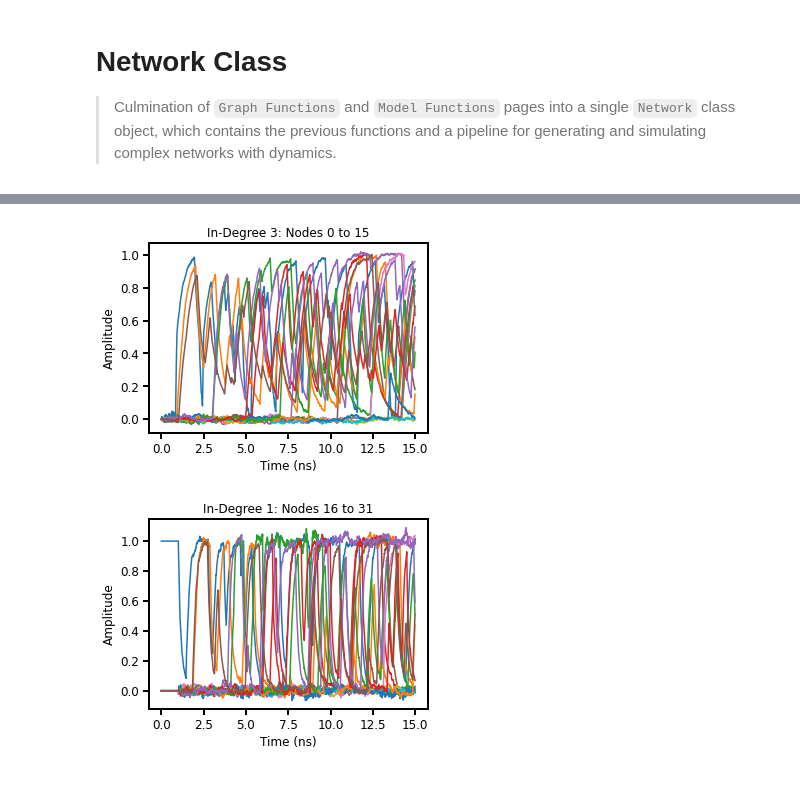
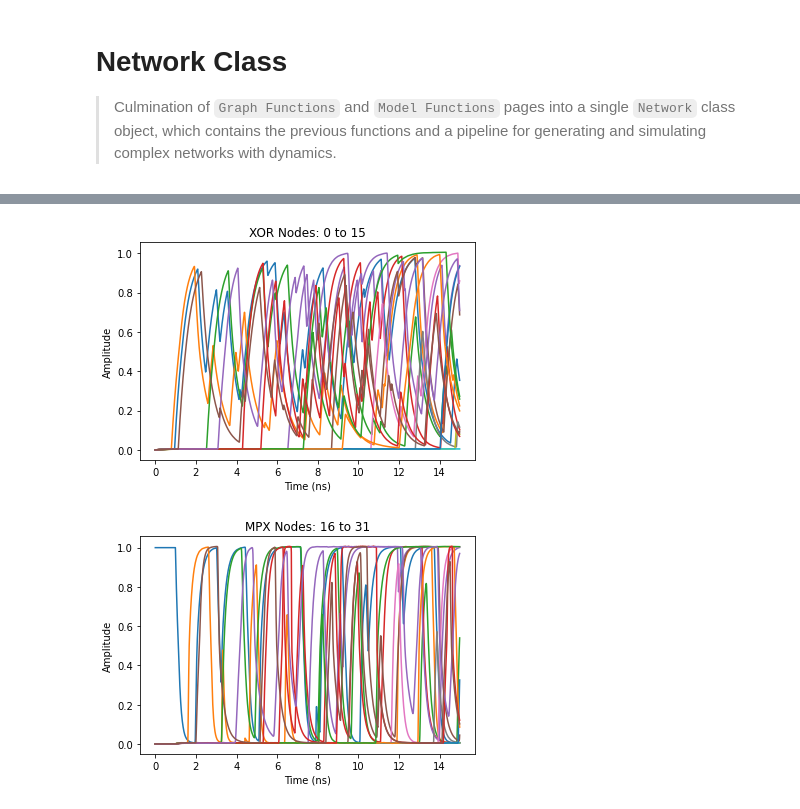
Before and after one commit to Noeloikeau/networkm, a Jupyter notebook: 02_network_class.ipynb, the cells around one changed output, grey strips where cells are left out. Saved outputs shown, nothing was run; the diff lists cells and outputs as text; code cells hidden in the pictures.

```diff
--- a/02_network_class.ipynb
+++ b/02_network_class.ipynb
@@ -422,30 +350,31 @@ dde_integrator : Elapsed time: 0.0600 seconds
 # %%
-m=Network(graph_data = ring(N=16,right=True,left=True,loop=True),
-          node_data = dict(
-              a = (rng.normal,15,5),
-              tau = (rng.normal,[0.5,0.4],[0.1,0.05]),
-              f = XOR
-          ),
-          edge_data = dict(
-              delay = (rng.normal,1,0.1)
-          ),
-          convert_edges = dict(
+m=BooleanNetwork(g = ring(N=16,right=True,left=True,loop=True),
+
+          a = (rng.normal,15,5),
+          tau = (rng.normal,[0.5,0.4],[0.1,0.05]),
+          f = XOR,
+
+
+          delay = (rng.normal,1,0.1),
+
+          edge_replacements = dict(
               lengths = 1,
               delay = (rng.normal,0.5,0.1),
-              node_data = dict(
+              node_attrs = dict(
                   a = (rng.normal,15,5),
                   tau = (rng.normal,[0.2,0.15],[0.05,0.05]),
-                  f = COPY
+                  f = MPX
               ),
               label = lambda g,node,iterable : len(g)+iterable
           ),
-          model_data = dict(
-              T = 15,
-              dt = 0.01,
-              epsilon = 0.1,
-              initial_conditions = None,
-              hold_times = None
-          ),
+
+          T = 15,
+          dt = 0.01,
+          noise = 0.01,
+          init = None,
+          hold = None,
+
+          plot=True,
           view='in'
          )
 # %% [output]
@@ -453,5 +382,5 @@ dde_integrator : Elapsed time: 0.1290 seconds
-[figure, old version]
+[figure, new version]
-[figure, old version]
+[figure, new version]
 # %%
 m
 # %% [output]
```
Also changed, not shown: parts of 7 cells of this notebook, 14 other files.
